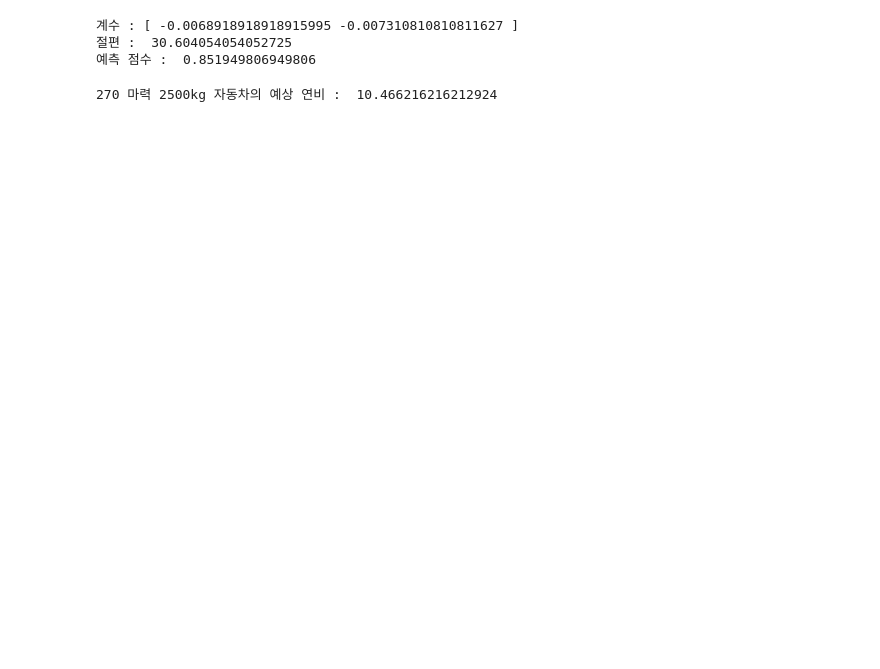
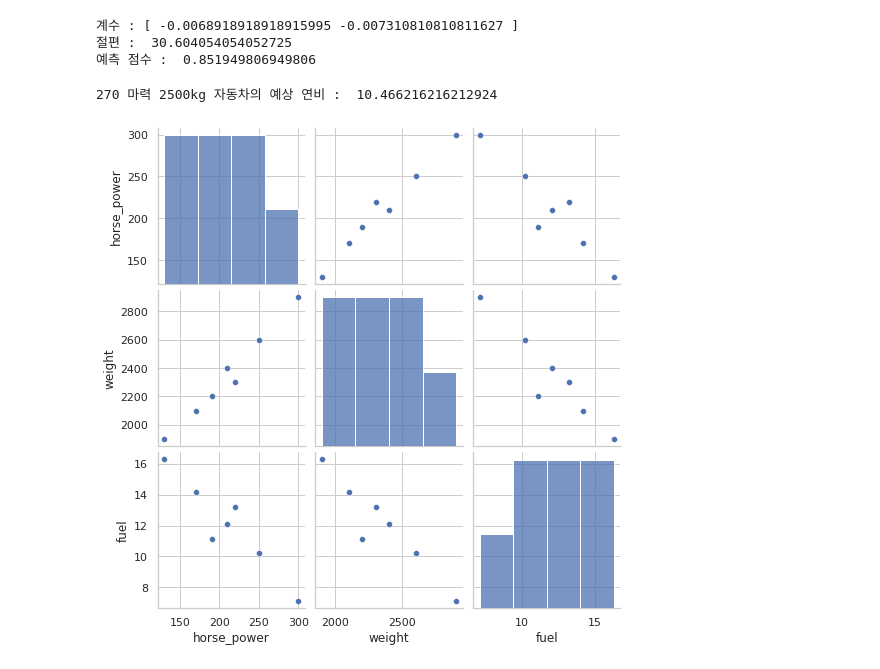
Before and after one commit to eundongg/Study_machine_learning, a Jupyter notebook: Chap04_2.ipynb, the cells around one changed output. Saved outputs shown, nothing was run; the diff lists cells and outputs as text; code cells hidden in the pictures; blank space fills up the shorter version.

```diff
--- a/Chap04_2.ipynb
+++ b/Chap04_2.ipynb
@@ -8,8 +8,12 @@ from sklearn.metrics import mean_squared_error as mse
 # %%
-index = pd.Series(['A','B','C','D','E','F','G'])
+# dataset
+index       = pd.Series(['A','B','C','D','E','F','G'])
 horse_power = pd.Series([130, 250, 190, 300, 210, 220, 170])
-weight = pd.Series([1900, 2600, 2200, 2900, 2400, 2300, 2100])
-fuel = pd.Series([16.3, 10.2, 11.1, 7.1, 12.1, 13.2, 14.2])
-Fuel_Efficiency = pd.DataFrame({'index': index, '마력' : horse_power, '총중량' : weight, '연비' : fuel})
+weight      = pd.Series([1900, 2600, 2200, 2900, 2400, 2300, 2100])
+fuel        = pd.Series([16.3, 10.2, 11.1, 7.1, 12.1, 13.2, 14.2])
+
+# dataframe 도출
+#power는 마력, gross weight는 총 중량, mileage는 연비
+Fuel_Efficiency = pd.DataFrame({'index': index, 'horse_power' : horse_power, 'weight' : weight, 'fuel' : fuel})
 print(Fuel_Efficiency)
 # %% [output]
@@ -70,3 +92,11 @@ print("예측 점수 : ", e_mse)
 print("270 마력 2500kg 자동차의 예상 연비 : ", 270 * theta[1] + 2500 * theta[2] + theta[0])
 # %% [output]
 270 마력 2500kg 자동차의 예상 연비 :  10.466216216212924
+# %%
+regr = linear_model.LinearRegression()
+
+sns.set(style = 'whitegrid')
+sns.pairplot(Fuel_Efficiency)
+plt.show()
+# %% [output]
+[figure, added]
```
Also changed, not shown: parts of 13 cells of this notebook.
